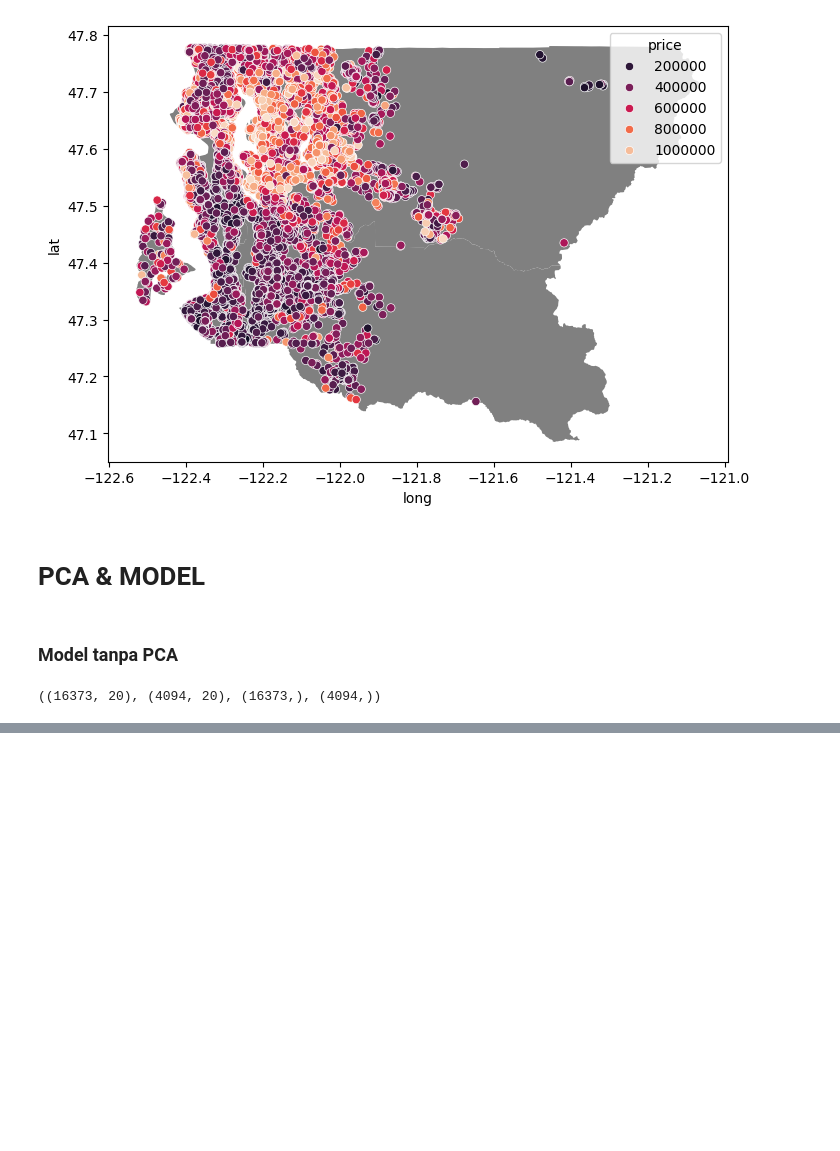
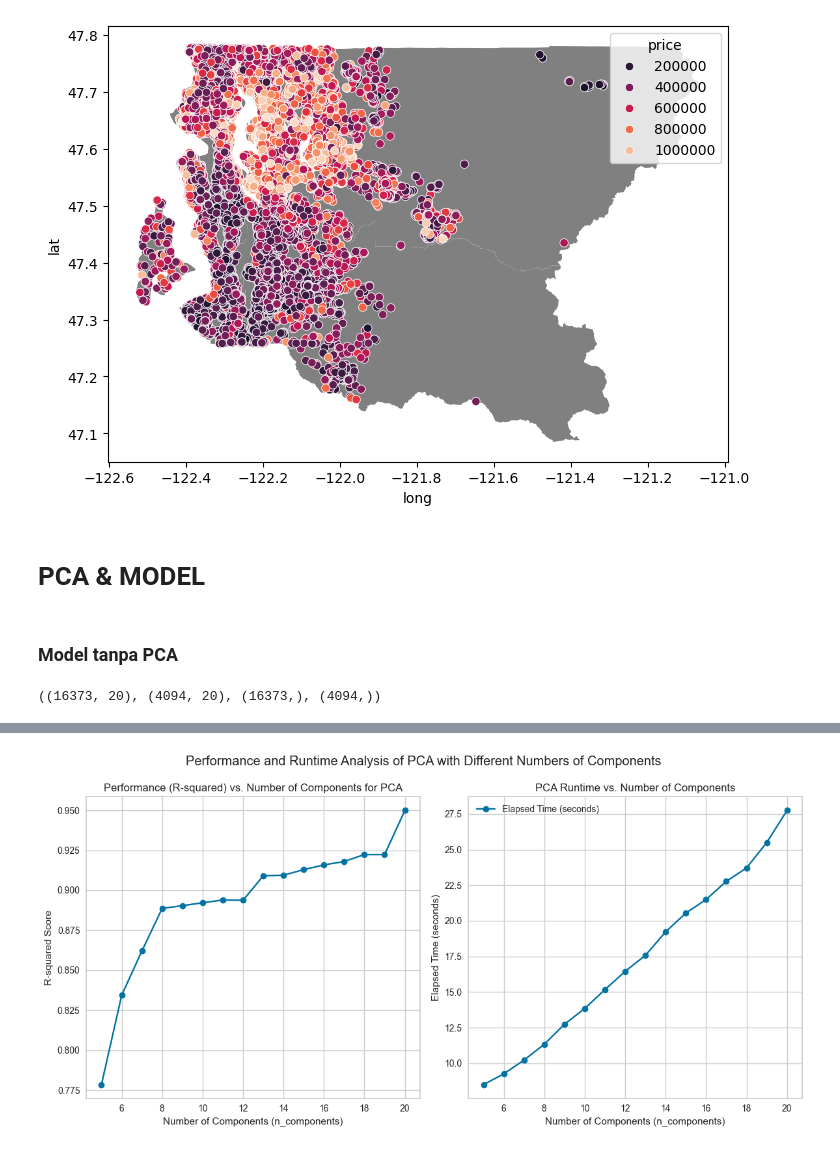
Before and after one commit to mirzhachrn/JaGidCad, a Jupyter notebook: Prediksi harga rumah/Code/newPrediksi.ipynb, the cells around one changed output, grey strips where cells are left out. Drawn from its saved outputs; the diff is of its cells as text; code cells hidden in the pictures; blank space fills up the shorter version.

Commit message:
tambah performance and runtime analysis

```diff
--- a/Prediksi harga rumah/Code/newPrediksi.ipynb
+++ b/Prediksi harga rumah/Code/newPrediksi.ipynb
@@ -340,0 +358,6 @@ print(r2)
+# %%
+# Ambil 10 terbesar buat di PCA
+pca = PCA(n_components=20, random_state=0)
+pca.fit(data_scaled)
+pca_data = pca.transform(data_scaled)
+pca_data.shape
@@ -361,9 +386,0 @@ y_var = data_scaled['price']
-# %%
-from sklearn.ensemble import ExtraTreesRegressor
-import matplotlib.pyplot as plt
-model = ExtraTreesRegressor()
-model.fit(X_var,y_var)
-
-feat_importances = pd.Series(model.feature_importances_, index = X_var.columns)
-feat_importances.nlargest(22).plot(kind='barh')
-plt.show()
@@ -371,0 +396,59 @@ plt.show()
+# %%
+import time
+# List to store R-squared scores and elapsed times
+r2_scores = []
+elapsed_times = []
+
+# Range of n_components to explore
+n_components_range = range(5, 21)  # From 5 to 20
+
+for n_components in n_components_range:
+    start_time = time.time()
+
+    pca = PCA(n_components=n_components, random_state=0)
+    pca.fit(data_scaled)
+    pca_data = pca.transform(data_scaled)
+
+    X = pca_data
+    y = data_scaled['price']
+
+    X_train, X_test, y_train, y_test = train_test_split(X, y, test_size=0.2, random_state=0)
+
+    model = RandomForestRegressor()
+    model.fit(X_train, y_train)
+
+    y_pred = model.predict(X_test)
+    current_r2_score = r2_score(y_test, y_pred)
+
+    end_time = time.time()
+    current_elapsed_time = end_time - start_time
+
+    print(f"n_components: {n_components}, R-squared: {current_r2_score}, Elapsed time: {current_elapsed_time:.2f} seconds")
+    r2_scores.append(current_r2_score)
+    elapsed_times.append(current_elapsed_time)
+
+# Create the plots
+plt.figure(figsize=(12, 6))
+
+# Plot 1: R-squared vs. n_components
+plt.subplot(121)  # Create the first subplot on the left
+plt.plot(n_components_range, r2_scores, marker='o', linestyle='-', label='R-squared Score')
+plt.xlabel('Number of Components (n_components)')
+plt.ylabel('R-squared Score')
+plt.title('Performance (R-squared) vs. Number of Components for PCA')
+plt.grid(True)
+
+# Plot 2: Runtime vs. n_components
+plt.subplot(122)  # Create the second subplot on the right
+plt.plot(n_components_range, elapsed_times, marker='o', linestyle='-', label='Elapsed Time (seconds)')
+plt.xlabel('Number of Components (n_components)')
+plt.ylabel('Elapsed Time (seconds)')
+plt.title('PCA Runtime vs. Number of Components')
+plt.grid(True)
+
+# Add labels and title for the entire figure
+plt.suptitle('Performance and Runtime Analysis of PCA with Different Numbers of Components')
+plt.legend()  # Add legend for both plots
+plt.tight_layout()  # Adjust spacing between subplots
+plt.show()
+# %% [output]
@@ -371,0 +471 @@ plt.show()
+[figure, added]
```
Also changed, not shown: parts of 17 cells of this notebook, 1 other file.
